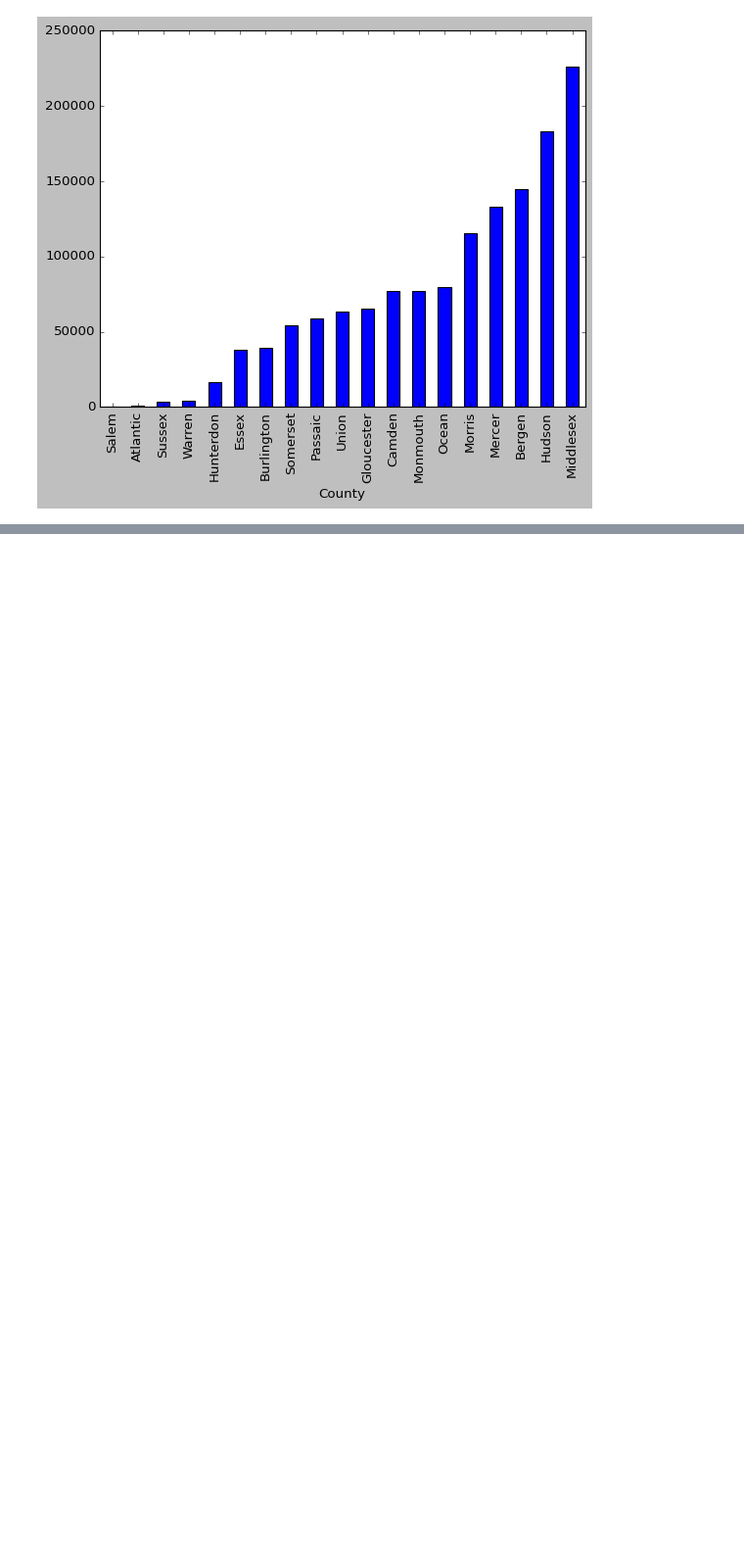
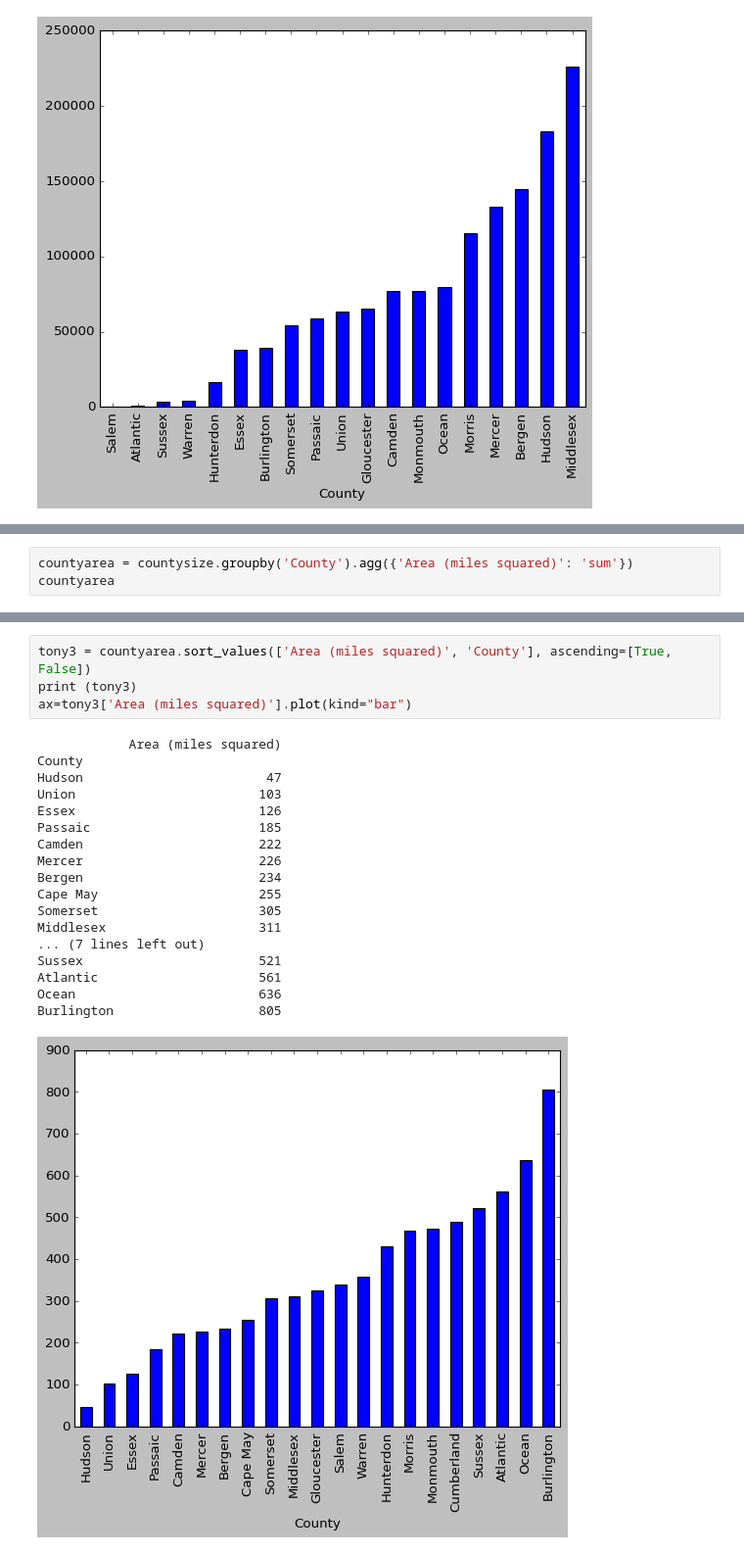
Before and after one commit to BrianKEverett/County-Line, a Jupyter notebook: Dissertation_Everett.ipynb, the cells around one changed output, grey strips where cells are left out. Shown at 98% size. Cells and saved outputs as stored; diff of their text form; blank space fills up the shorter version.

```diff
--- a/Dissertation_Everett.ipynb
+++ b/Dissertation_Everett.ipynb
@@ -347,0 +420,3 @@ ax=tony['Jobs'].plot(kind="bar")
+# %%
+countyarea = countysize.groupby('County').agg({'Area (miles squared)': 'sum'})
+countyarea
@@ -347,0 +442,23 @@ ax=tony['Jobs'].plot(kind="bar")
+# %%
+tony3 = countyarea.sort_values(['Area (miles squared)', 'County'], ascending=[True, False])
+print (tony3)
+ax=tony3['Area (miles squared)'].plot(kind="bar")
+# %% [output]
+            Area (miles squared)
+County
+Hudson                        47
+Union                        103
+Essex                        126
+Passaic                      185
+Camden                       222
+Mercer                       226
+Bergen                       234
+Cape May                     255
+Somerset                     305
+Middlesex                    311
+... (7 lines left out)
+Sussex                       521
+Atlantic                     561
+Ocean                        636
+Burlington                   805
+[figure, added]
```
Also changed, not shown: parts of 10 cells of this notebook.
